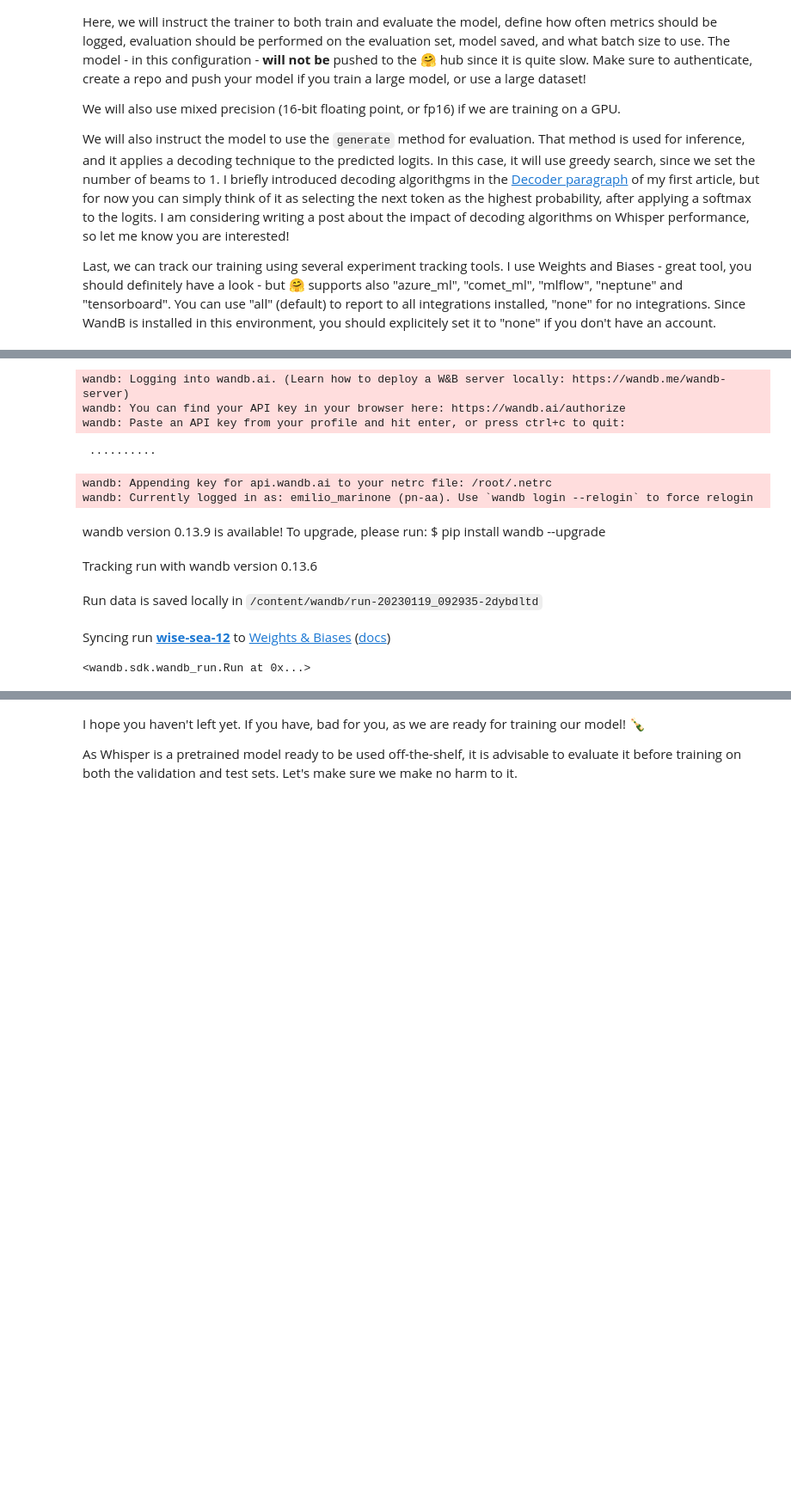
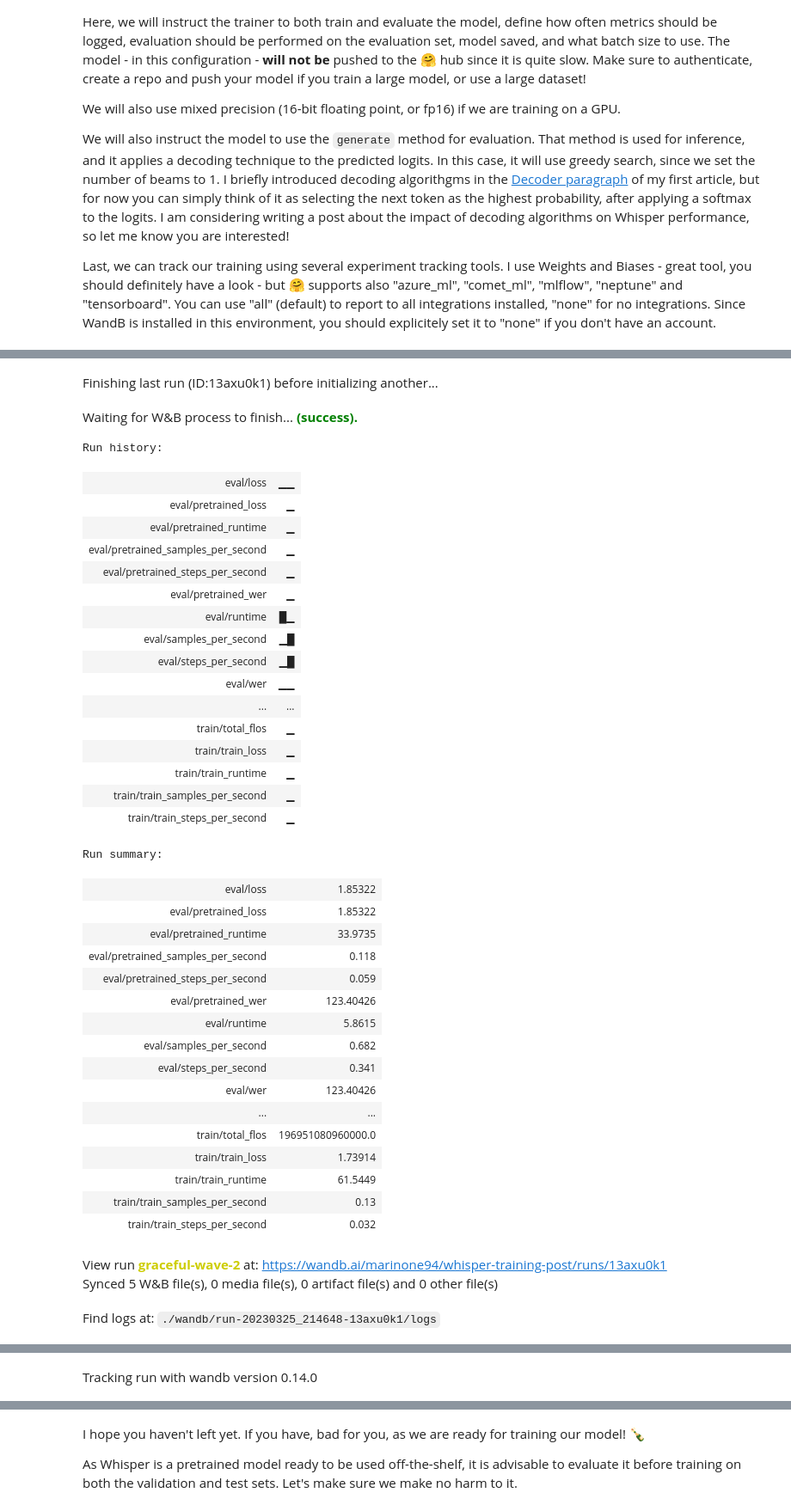
Before and after one commit to marinone94/whisper-inquiry, a Jupyter notebook: src/whisper_training/huggingface_training.ipynb, the cells around one changed output, grey strips where cells are left out. Shown at 86% size. Cells and saved outputs as stored; diff of their text form; code cells hidden in the pictures; blank space fills up the shorter version.

```diff
--- a/src/whisper_training/huggingface_training.ipynb
+++ b/src/whisper_training/huggingface_training.ipynb
@@ -737,7 +698,7 @@ report_to = "none"
 # %%
 # If you have a wandb account, login!
 # Otherwise, edit this cell to loging with your favourite experiment tracker(s)
-# wandb.login()
-# wandb.init(project="whisper-training-post")
-# report_to = "wandb"
+wandb.login()
+wandb.init(project="whisper-training-post")
+report_to = "wandb"
 # %% [output]
@@ -746,11 +706,39 @@ ERROR:wandb.jupyter:Failed to detect the name of this notebook, you can set it m
-wandb: Logging into wandb.ai. (Learn how to deploy a W&B server locally: https://wandb.me/wandb-server)
-wandb: You can find your API key in your browser here: https://wandb.ai/authorize
-wandb: Paste an API key from your profile and hit enter, or press ctrl+c to quit:
- ··········
-wandb: Appending key for api.wandb.ai to your netrc file: /root/.netrc
-wandb: Currently logged in as: emilio_marinone (pn-aa). Use `wandb login --relogin` to force relogin
-wandb version 0.13.9 is available! To upgrade, please run: $ pip install wandb --upgrade
+Finishing last run (ID:13axu0k1) before initializing another...
-Tracking run with wandb version 0.13.6
+Waiting for W&B process to finish... (success).
+Run history:
+| eval/loss | ▁▁ |
+| eval/pretrained_loss | ▁ |
+| eval/pretrained_runtime | ▁ |
+| eval/pretrained_samples_per_second | ▁ |
+| eval/pretrained_steps_per_second | ▁ |
+| eval/pretrained_wer | ▁ |
+| eval/runtime | █▁ |
+| eval/samples_per_second | ▁█ |
+| eval/steps_per_second | ▁█ |
+| eval/wer | ▁▁ |
+| ... | ... |
+| train/total_flos | ▁ |
+| train/train_loss | ▁ |
+| train/train_runtime | ▁ |
+| train/train_samples_per_second | ▁ |
+| train/train_steps_per_second | ▁ |
+Run summary:
+| eval/loss | 1.85322 |
+| eval/pretrained_loss | 1.85322 |
+| eval/pretrained_runtime | 33.9735 |
+| eval/pretrained_samples_per_second | 0.118 |
+| eval/pretrained_steps_per_second | 0.059 |
+| eval/pretrained_wer | 123.40426 |
+| eval/runtime | 5.8615 |
+| eval/samples_per_second | 0.682 |
+| eval/steps_per_second | 0.341 |
+| eval/wer | 123.40426 |
+| ... | ... |
+| train/total_flos | 196951080960000.0 |
+| train/train_loss | 1.73914 |
+| train/train_runtime | 61.5449 |
+| train/train_samples_per_second | 0.13 |
+| train/train_steps_per_second | 0.032 |
-Run data is saved locally in /content/wandb/run-20230119_092935-2dybdltd
+View run graceful-wave-2 at: https://wandb.ai/marinone94/whisper-training-post/runs/13axu0k1
+Synced 5 W&B file(s), 0 media file(s), 0 artifact file(s) and 0 other file(s)
-Syncing run wise-sea-12 to Weights & Biases (docs)
+Find logs at: ./wandb/run-20230325_214648-13axu0k1/logs
-<wandb.sdk.wandb_run.Run at 0x...>
@@ -756,0 +746 @@ Syncing run wise-sea-12 to Weights & Biases (docs)
+Tracking run with wandb version 0.14.0
```
Also changed, not shown: parts of 74 cells of this notebook, 8 other files.
